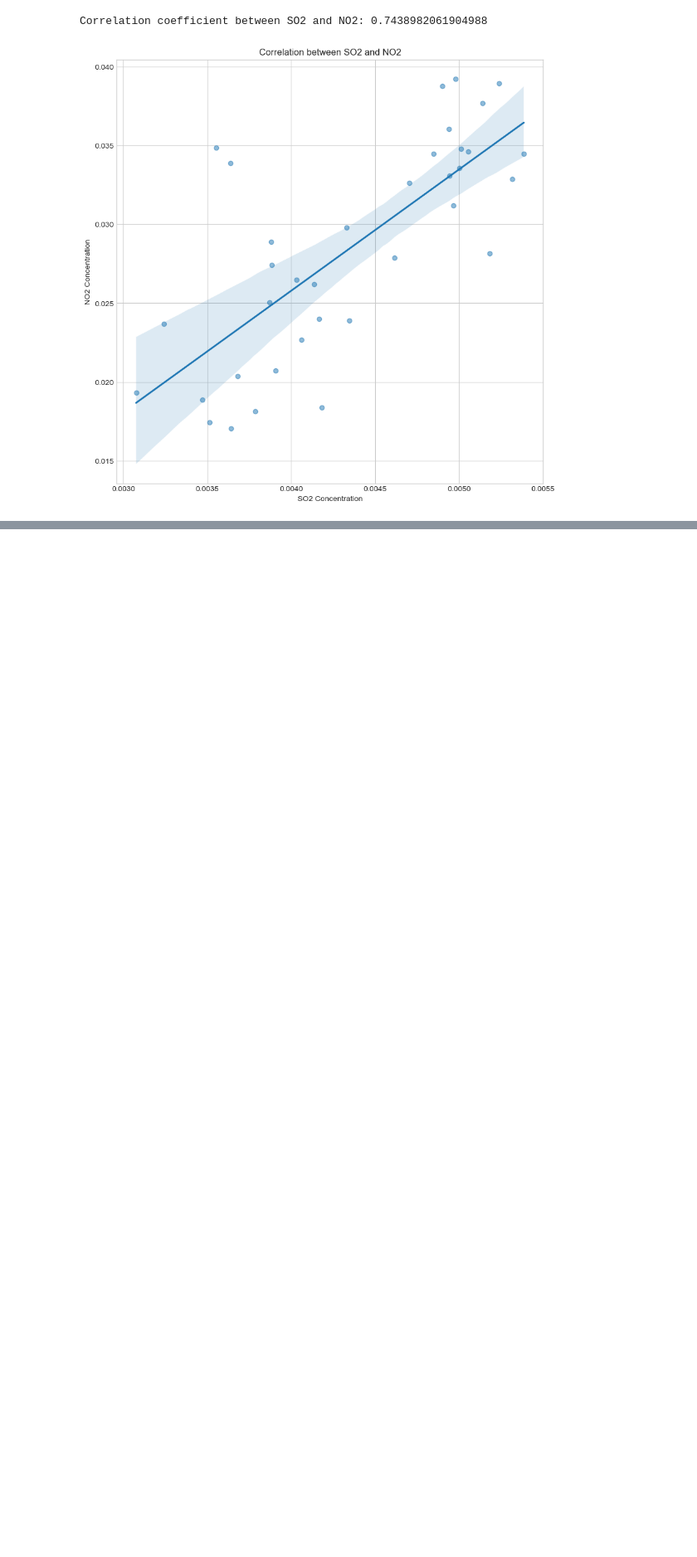
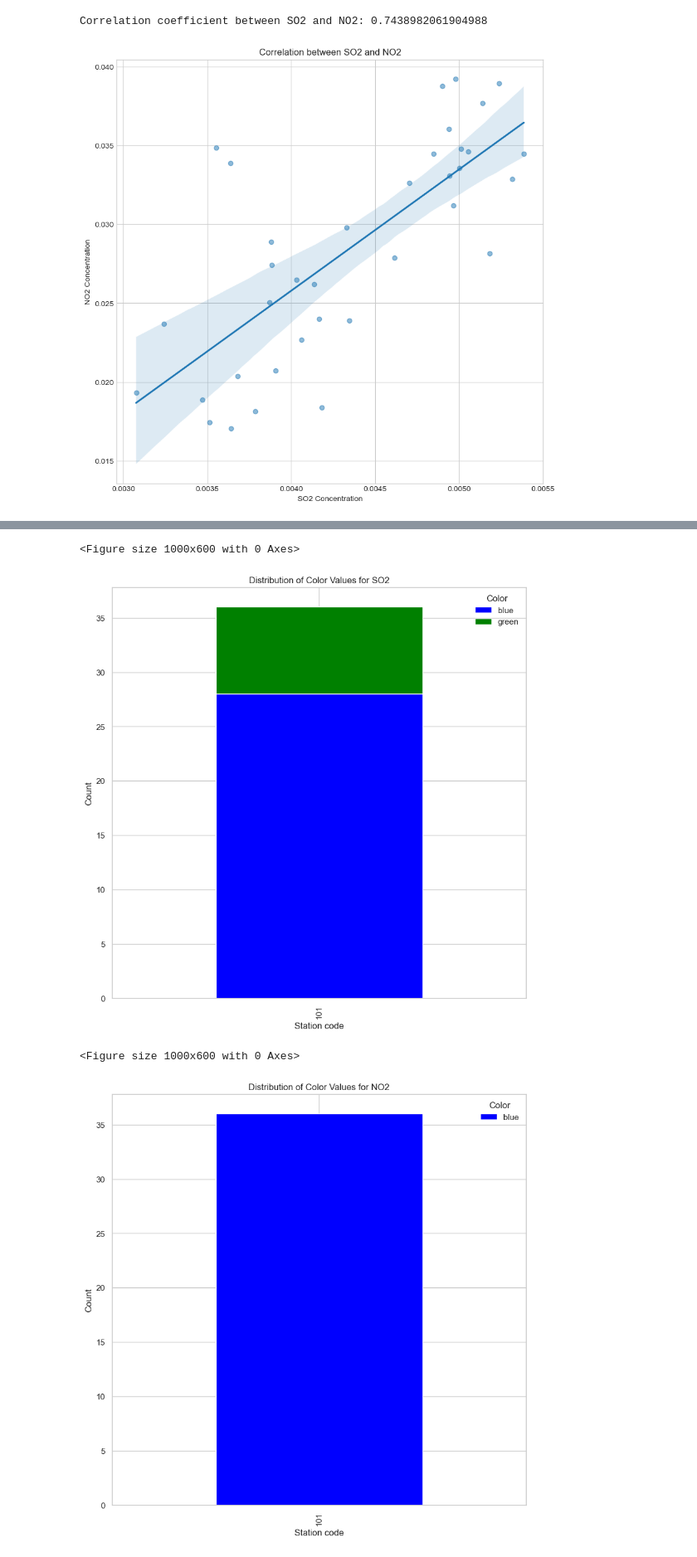
Before and after one commit to alpysbayev/test-task_DS-DE, a Jupyter notebook: ds-bi.ipynb, the cells around one changed output, grey strips where cells are left out. Shown at 83% size. Cells and saved outputs as stored; diff of their text form; code cells hidden in the pictures; blank space fills up the shorter version.

```diff
--- a/ds-bi.ipynb
+++ b/ds-bi.ipynb
@@ -409,0 +524,28 @@ plt.show()
+# %%
+import matplotlib.pyplot as plt
+import seaborn as sns
+
+# Create a subset of the dataframe with relevant columns
+df_color_counts = df_monthly_summary[['Station code', 'SO2 Color', 'NO2 Color', 'O3 Color', 'CO Color', 'PM10 Color', 'PM2.5 Color']]
+
+# Set the order of color categories for the legend
+color_order = ['blue', 'green', 'yellow', 'red']
+
+# Iterate over each pollutant
+for pollutant in pollutants:
+    # Create a cross-tabulation of station codes and color values
+    color_table = pd.crosstab(df_color_counts['Station code'], df_color_counts[f'{pollutant} Color'])
+
+    # Plot the stacked bar chart
+    plt.figure(figsize=(10, 6))
+    color_table.plot(kind='bar', stacked=True, color=color_order)
+    plt.xlabel('Station code')
+    plt.ylabel('Count')
+    plt.title(f'Distribution of Color Values for {pollutant}')
+    plt.legend(title='Color', loc='upper right', labels=color_order)
+    plt.show()
+# %% [output]
+<Figure size 1000x600 with 0 Axes>
+[figure, added]
+<Figure size 1000x600 with 0 Axes>
+[figure, added]
```
Also changed, not shown: parts of 4 cells of this notebook.
